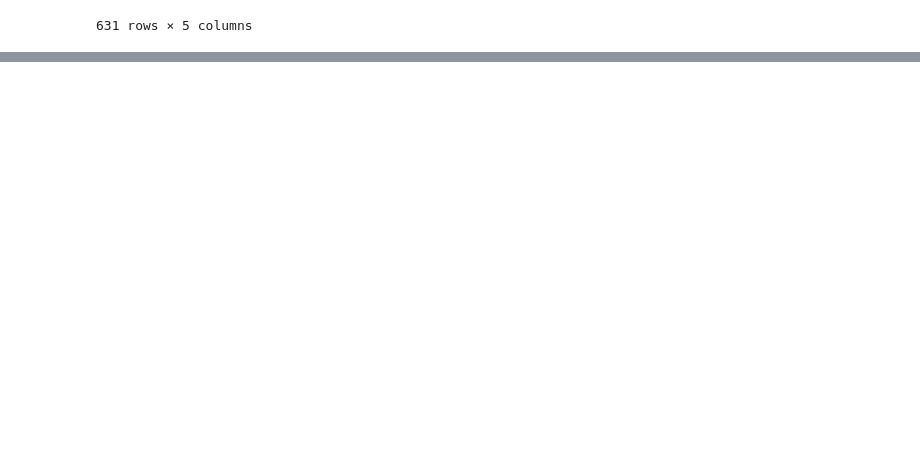
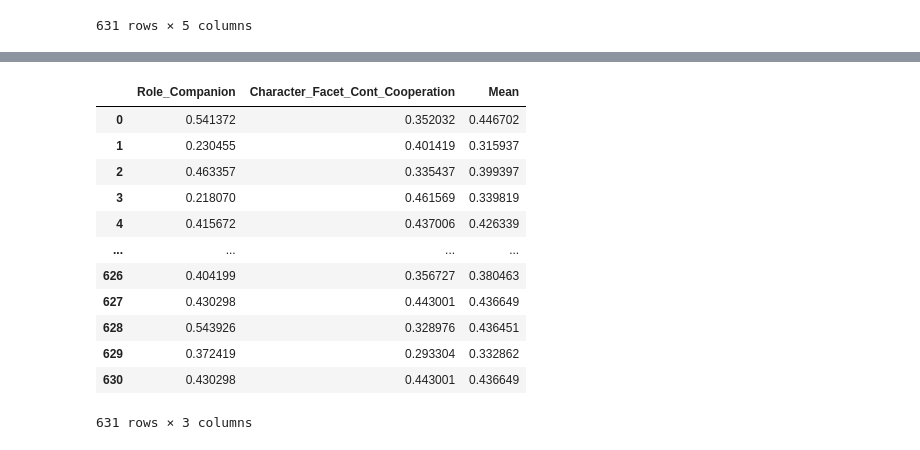
Before and after one commit to dindaslsbilla/coba, a Jupyter notebook: Untitled1.ipynb, the cells around one changed output, grey strips where cells are left out. Saved outputs shown, nothing was run; the diff lists cells and outputs as text; code cells hidden in the pictures; blank space fills up the shorter version.

Commit message:
add role companion to csv

```diff
--- a/Untitled1.ipynb
+++ b/Untitled1.ipynb
@@ -1125,0 +1145,25 @@ roleinspector_df
+# %%
+rolecompanion_df=pd.read_csv('maingames_rolecompanion.csv')
+rolecompanion_df.mean(axis=0)
+rolecompanion_df.drop(columns=rolecompanion_df.columns[0],
+        axis=1,
+        inplace=True)
+rolecompanion_df.to_csv('maingames_rolecompanion.csv',index="False")
+mean_row=rolecompanion_df.mean(axis=1)
+rolecompanion_df['Mean']=mean_row
+rolecompanion_df.to_csv('maingames_rolecompanion.csv',index="False")
+rolecompanion_df
+# %% [output]
+|  | Role_Companion | Character_Facet_Cont_Cooperation | Mean |
+| 0 | 0.541372 | 0.352032 | 0.446702 |
+| 1 | 0.230455 | 0.401419 | 0.315937 |
+| 2 | 0.463357 | 0.335437 | 0.399397 |
+| 3 | 0.218070 | 0.461569 | 0.339819 |
+| 4 | 0.415672 | 0.437006 | 0.426339 |
+| ... | ... | ... | ... |
+| 626 | 0.404199 | 0.356727 | 0.380463 |
+| 627 | 0.430298 | 0.443001 | 0.436649 |
+| 628 | 0.543926 | 0.328976 | 0.436451 |
+| 629 | 0.372419 | 0.293304 | 0.332862 |
+| 630 | 0.430298 | 0.443001 | 0.436649 |
+631 rows × 3 columns
```
Also changed, not shown: parts of 2 cells of this notebook, 1 other file.
